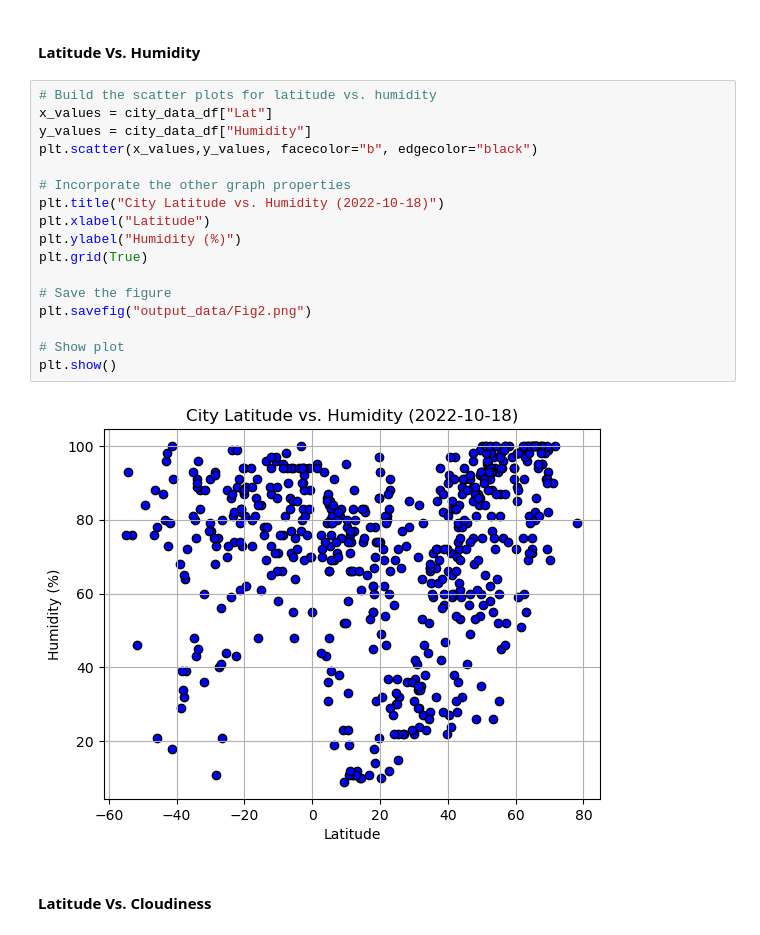
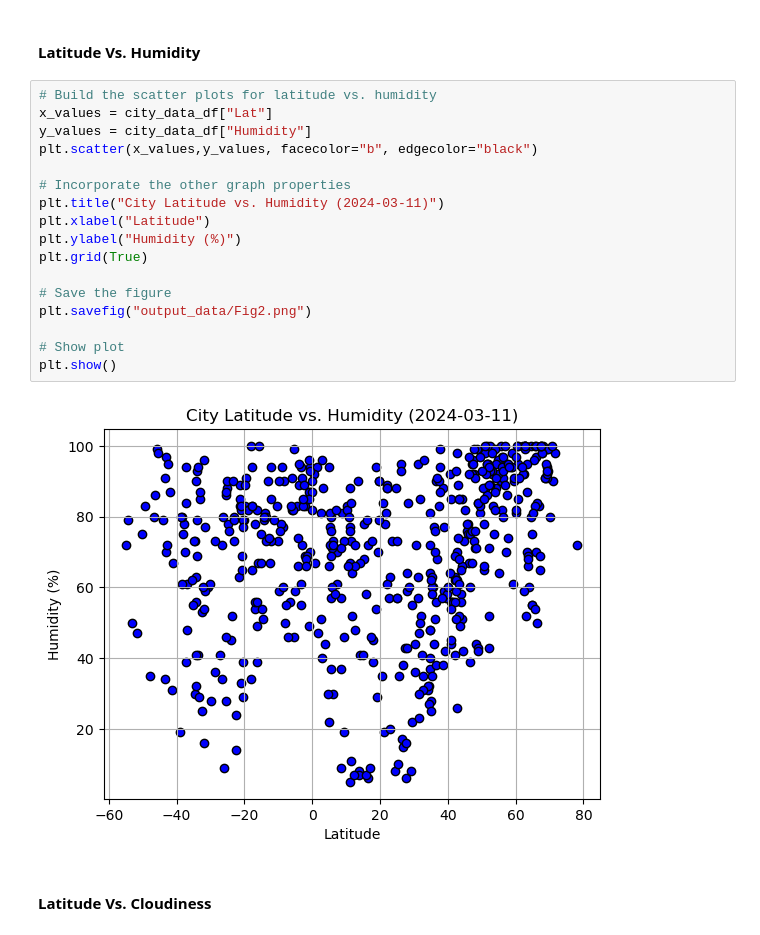
Before and after one commit to ddaniel2024/Module-6-Python-APIs, a Jupyter notebook: WeatherPy.ipynb, the cells around one changed output. Cells and saved outputs as stored; diff of their text form.

```diff
--- a/WeatherPy.ipynb
+++ b/WeatherPy.ipynb
@@ -217,22 +212,22 @@ plt.show()
 # %%
 # Build the scatter plots for latitude vs. humidity
 x_values = city_data_df["Lat"]
 y_values = city_data_df["Humidity"]
 plt.scatter(x_values,y_values, facecolor="b", edgecolor="black")
 
 # Incorporate the other graph properties
-plt.title("City Latitude vs. Humidity (2022-10-18)")
+plt.title("City Latitude vs. Humidity (2024-03-11)")
 plt.xlabel("Latitude")
 plt.ylabel("Humidity (%)")
 plt.grid(True)
 
 # Save the figure
 plt.savefig("output_data/Fig2.png")
 
 # Show plot
 plt.show()
 # %% [output]
-[figure, old version]
+[figure, new version]
 # %% [markdown]
 #### Latitude Vs. Cloudiness
 # %%
```
Also changed, not shown: parts of 28 cells of this notebook, 5 other files.
